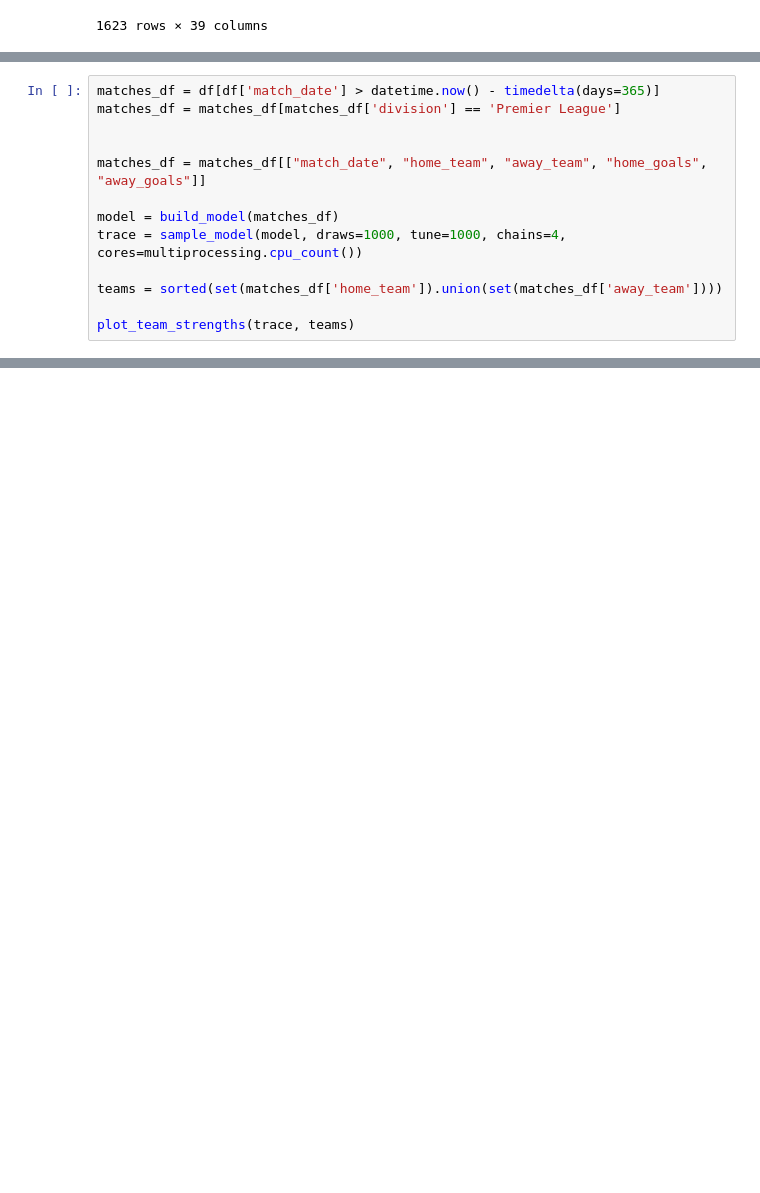
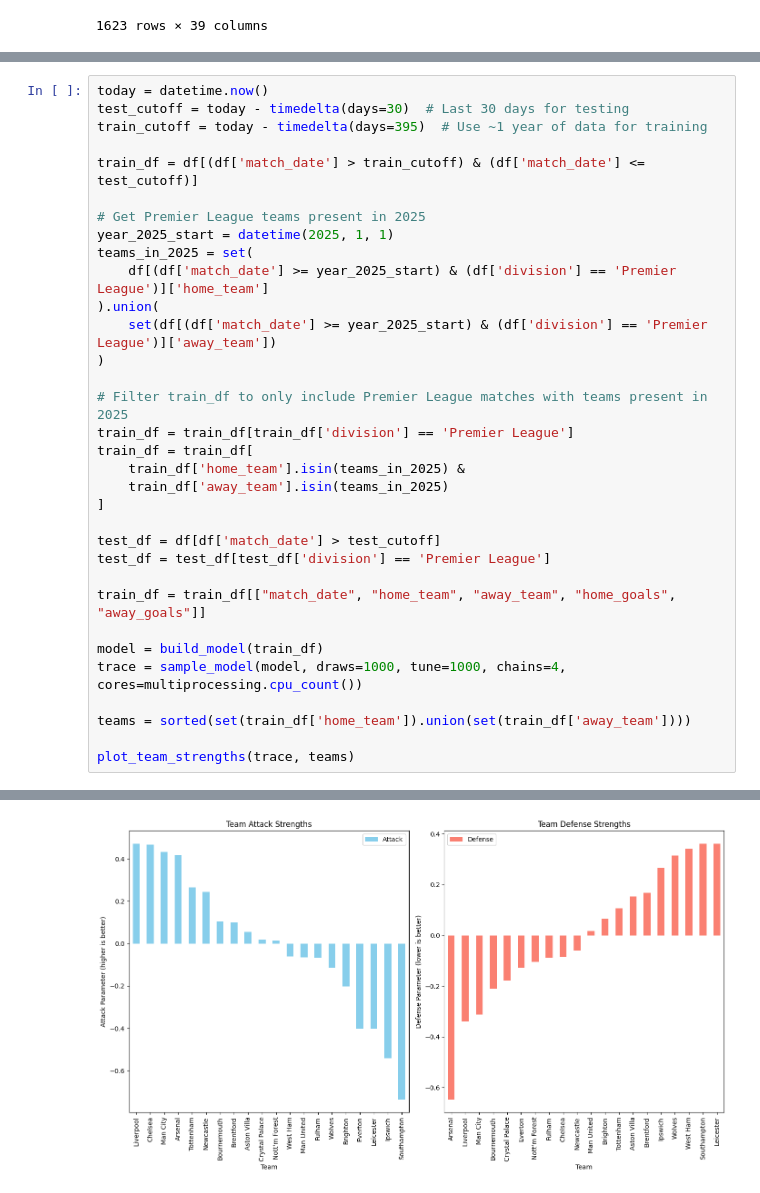
Before and after one commit to louis-porter/team-eval, a Jupyter notebook: bayesian_base.ipynb, the cells around one changed output, grey strips where cells are left out. Cells and saved outputs as stored; diff of their text form; blank space fills up the shorter version.

Commit message:
exploring decay, added model graph and goodness of fit function

```diff
--- a/bayesian_base.ipynb
+++ b/bayesian_base.ipynb
@@ -208,13 +102,0 @@ def posterior_predictive_check(model, trace, matches_df):
-# %%
-matches_df = df[df['match_date'] > datetime.now() - timedelta(days=365)]
-matches_df = matches_df[matches_df['division'] == 'Premier League']
-
-
-matches_df = matches_df[["match_date", "home_team", "away_team", "home_goals", "away_goals"]]
-
-model = build_model(matches_df)
-trace = sample_model(model, draws=1000, tune=1000, chains=4, cores=multiprocessing.cpu_count())
-
-teams = sorted(set(matches_df['home_team']).union(set(matches_df['away_team'])))
-
-plot_team_strengths(trace, teams)
@@ -265,0 +195,34 @@ Sampling: [away_goals, home_goals]
+# %%
+today = datetime.now()
+test_cutoff = today - timedelta(days=30)  # Last 30 days for testing
+train_cutoff = today - timedelta(days=395)  # Use ~1 year of data for training
+
+train_df = df[(df['match_date'] > train_cutoff) & (df['match_date'] <= test_cutoff)]
+
+# Get Premier League teams present in 2025
+year_2025_start = datetime(2025, 1, 1)
+teams_in_2025 = set(
+    df[(df['match_date'] >= year_2025_start) & (df['division'] == 'Premier League')]['home_team']
+).union(
+    set(df[(df['match_date'] >= year_2025_start) & (df['division'] == 'Premier League')]['away_team'])
+)
+
+# Filter train_df to only include Premier League matches with teams present in 2025
+train_df = train_df[train_df['division'] == 'Premier League']
+train_df = train_df[
+    train_df['home_team'].isin(teams_in_2025) &
+    train_df['away_team'].isin(teams_in_2025)
+]
+
+test_df = df[df['match_date'] > test_cutoff]
+test_df = test_df[test_df['division'] == 'Premier League']
+
+train_df = train_df[["match_date", "home_team", "away_team", "home_goals", "away_goals"]]
+
+model = build_model(train_df)
+trace = sample_model(model, draws=1000, tune=1000, chains=4, cores=multiprocessing.cpu_count())
+
+teams = sorted(set(train_df['home_team']).union(set(train_df['away_team'])))
+
+plot_team_strengths(trace, teams)
+# %% [output]
@@ -265,0 +237 @@ Sampling: [away_goals, home_goals]
+[figure, added]
```
Also changed, not shown: parts of 11 cells of this notebook, 1 other file.
